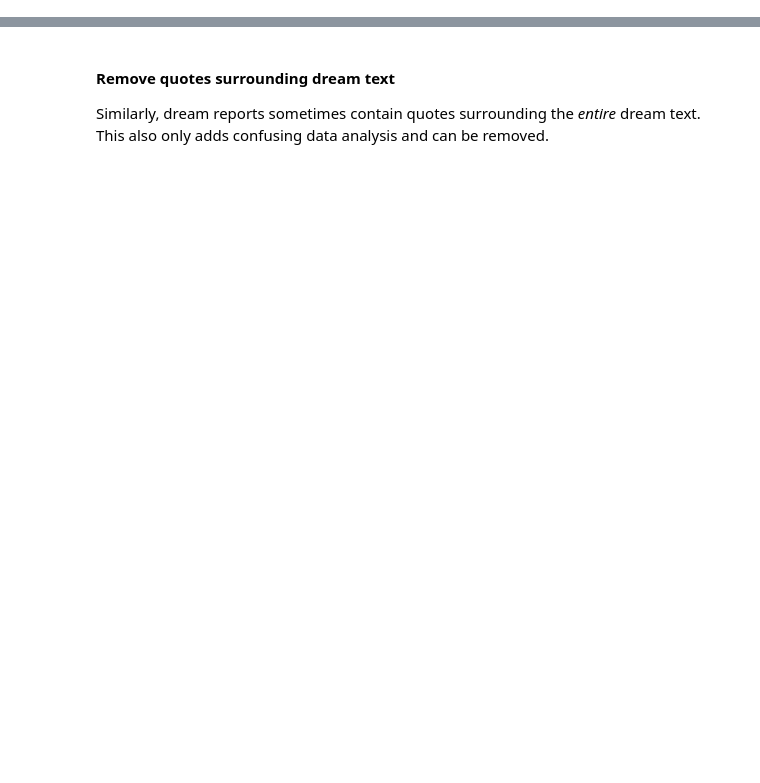
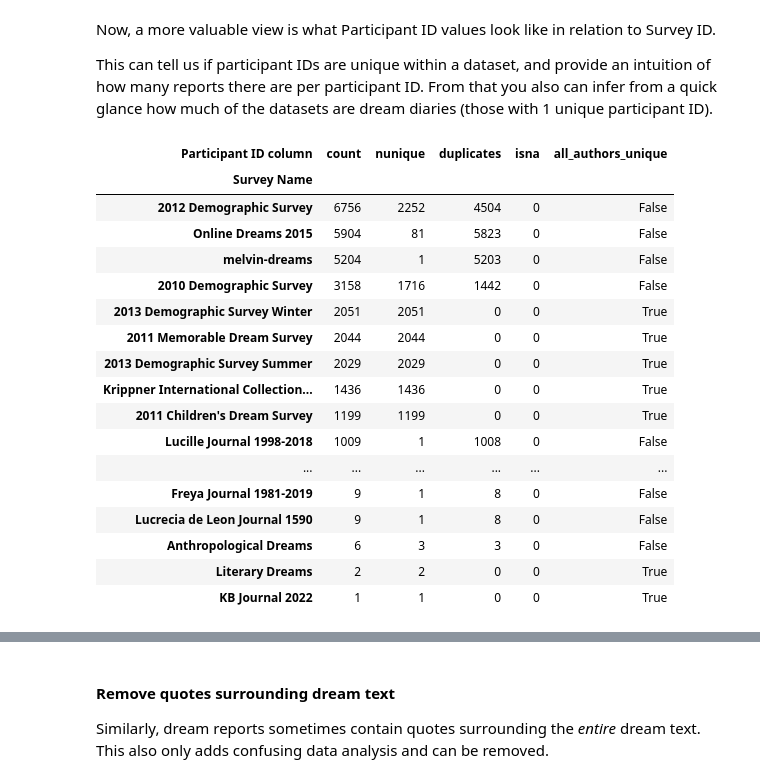
Before and after one commit to remrama/sddb, a Jupyter notebook: prepare.ipynb, the cells around one changed output, grey strips where cells are left out. Drawn from its saved outputs; the diff is of its cells as text; code cells hidden in the pictures; blank space fills up the shorter version.

```diff
--- a/prepare.ipynb
+++ b/prepare.ipynb
@@ -165,0 +290,2 @@ Number of dreams with leading or trailing whitespace after correction: 0
+# %%
+df = df.drop(columns=["Word Count"])
@@ -165,0 +419,2 @@ Number of dreams with leading or trailing whitespace after correction: 0
+# %%
+df.loc[df["Survey Name"].eq("Trump Dreams 2016-2017"), "Question"] = "Donald Trump"
@@ -165,0 +467,9 @@ Number of dreams with leading or trailing whitespace after correction: 0
+# %%
+datasets_with_missing_participant_ids = df.loc[df["Participant ID"].isna(), "Survey Name"].unique()
+display(
+    df
+    .groupby("Survey Name")
+    ["Participant ID"].value_counts(dropna=False)
+    .loc[datasets_with_missing_participant_ids]
+    .reset_index()
+)
@@ -165,0 +484,7 @@ Number of dreams with leading or trailing whitespace after correction: 0
+# %%
+print("Number of Participant ID NaN values before correction:", df["Participant ID"].isna().sum())
+for ds in datasets_with_missing_participant_ids:
+    assert df.loc[df["Survey Name"].eq(ds), "Participant ID"].isna().any()
+    assert not df.loc[df["Survey Name"].eq(ds), "Participant ID"].isna().all()
+    df.loc[df["Survey Name"].eq(ds), "Participant ID"] = df.loc[df["Survey Name"].eq(ds), "Participant ID"].bfill().ffill()
+print("Number of Participant ID NaN values after correction:", df["Participant ID"].isna().sum())
@@ -165,0 +534,35 @@ Number of dreams with leading or trailing whitespace after correction: 0
+# %% [markdown]
+Now, a more valuable view is what Participant ID values look like in relation to Survey ID.
+
+This can tell us if participant IDs are unique within a dataset, and provide an intuition of how many reports there are per participant ID. From that you also can infer from a quick glance how much of the datasets are dream diaries (those with 1 unique participant ID).
+# %%
+n_authors_per_survey = (
+    df
+    .groupby("Survey Name")["Participant ID"]
+    .agg(["count", "nunique", lambda x: x.duplicated().sum(), lambda x: x.isna().sum()])
+    .assign(all_authors_unique=lambda d: d["count"].eq(d["nunique"]))
+    .rename(columns={"<lambda_0>": "duplicates", "<lambda_1>": "isna"})
+    .rename_axis(columns="Participant ID column")
+    .sort_values(["count", "nunique"], ascending=False)
+)
+with pd.option_context("display.max_rows", None):
+    display(n_authors_per_survey)
+# %% [output]
+| Participant ID column | count | nunique | duplicates | isna | all_authors_unique |
+| Survey Name |  |  |  |  |  |
+| 2012 Demographic Survey | 6756 | 2252 | 4504 | 0 | False |
+| Online Dreams 2015 | 5904 | 81 | 5823 | 0 | False |
+| melvin-dreams | 5204 | 1 | 5203 | 0 | False |
+| 2010 Demographic Survey | 3158 | 1716 | 1442 | 0 | False |
+| 2013 Demographic Survey Winter | 2051 | 2051 | 0 | 0 | True |
+| 2011 Memorable Dream Survey | 2044 | 2044 | 0 | 0 | True |
+| 2013 Demographic Survey Summer | 2029 | 2029 | 0 | 0 | True |
+| Krippner International Collection... | 1436 | 1436 | 0 | 0 | True |
+| 2011 Children's Dream Survey | 1199 | 1199 | 0 | 0 | True |
+| Lucille Journal 1998-2018 | 1009 | 1 | 1008 | 0 | False |
+| ... | ... | ... | ... | ... | ... |
+| Freya Journal 1981-2019 | 9 | 1 | 8 | 0 | False |
+| Lucrecia de Leon Journal 1590 | 9 | 1 | 8 | 0 | False |
+| Anthropological Dreams | 6 | 3 | 3 | 0 | False |
+| Literary Dreams | 2 | 2 | 0 | 0 | True |
+| KB Journal 2022 | 1 | 1 | 0 | 0 | True |
```
Also changed, not shown: parts of 274 cells of this notebook, 9 other files.
